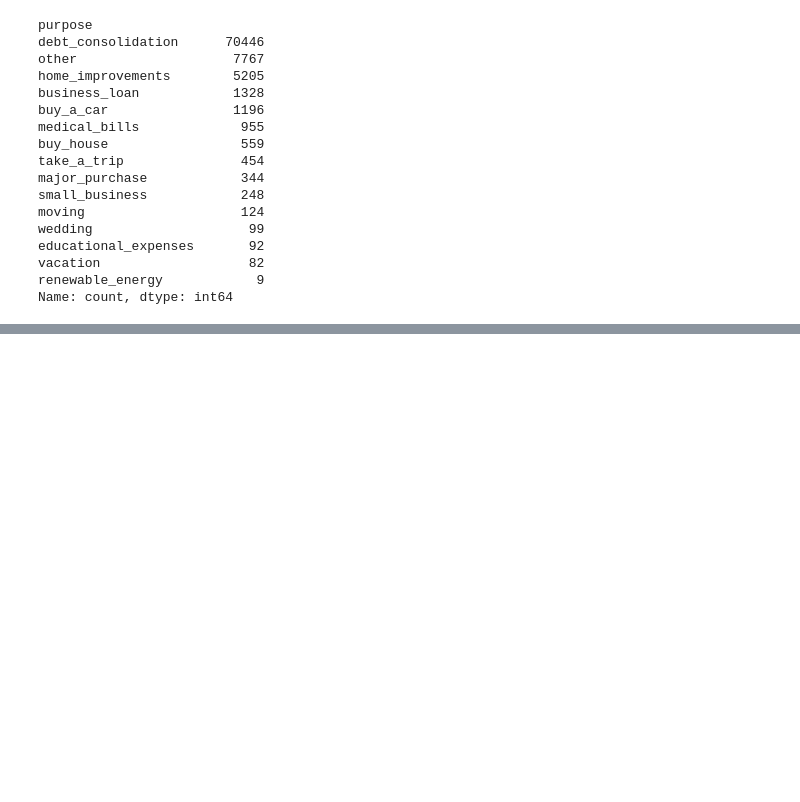
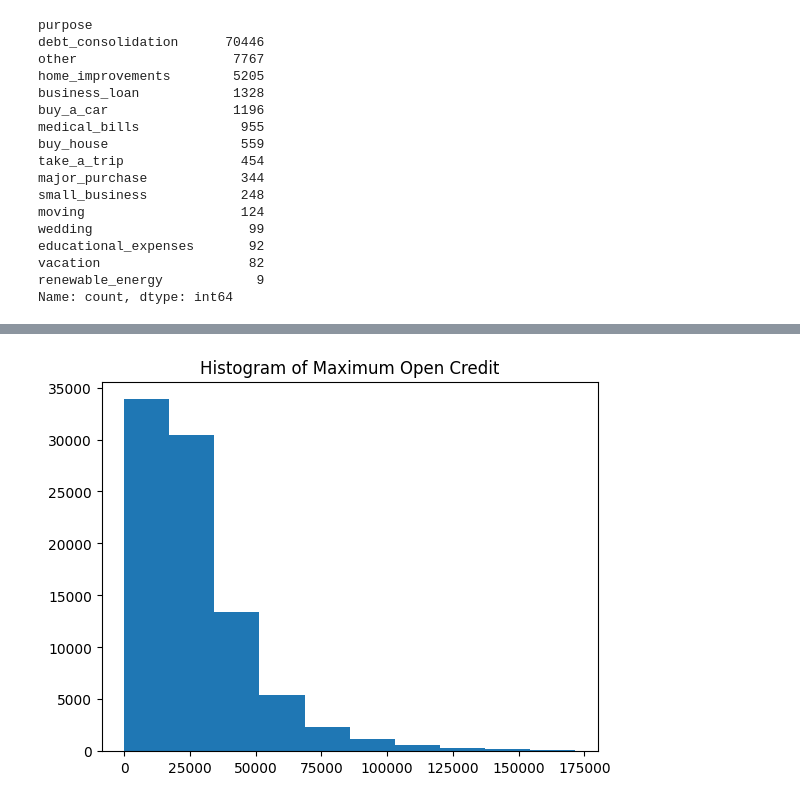
Before and after one commit to nugroho1234/loan-classification-h20-xgboost, a Jupyter notebook: Loan Classification Notebook.ipynb, the cells around one changed output, grey strips where cells are left out. Cells and saved outputs as stored; diff of their text form; code cells hidden in the pictures; blank space fills up the shorter version.

```diff
--- a/Loan Classification Notebook.ipynb
+++ b/Loan Classification Notebook.ipynb
@@ -745,0 +739,5 @@ Name: count, dtype: int64
+# %%
+quantiles = df_agg['maximum_open_credit'].quantile([0.5,0.75,0.95,0.99,1])
+threshold = quantiles[0.99]
+# %%
+df_agg['maximum_open_credit'] = np.where(df_agg['maximum_open_credit'] > threshold, np.nan, df_agg['maximum_open_credit'])
@@ -745,0 +756,4 @@ Name: count, dtype: int64
+# %%
+create_histogram(df_agg, 'maximum_open_credit')
+# %% [output]
+[figure, added]
```
Also changed, not shown: parts of 32 cells of this notebook.
